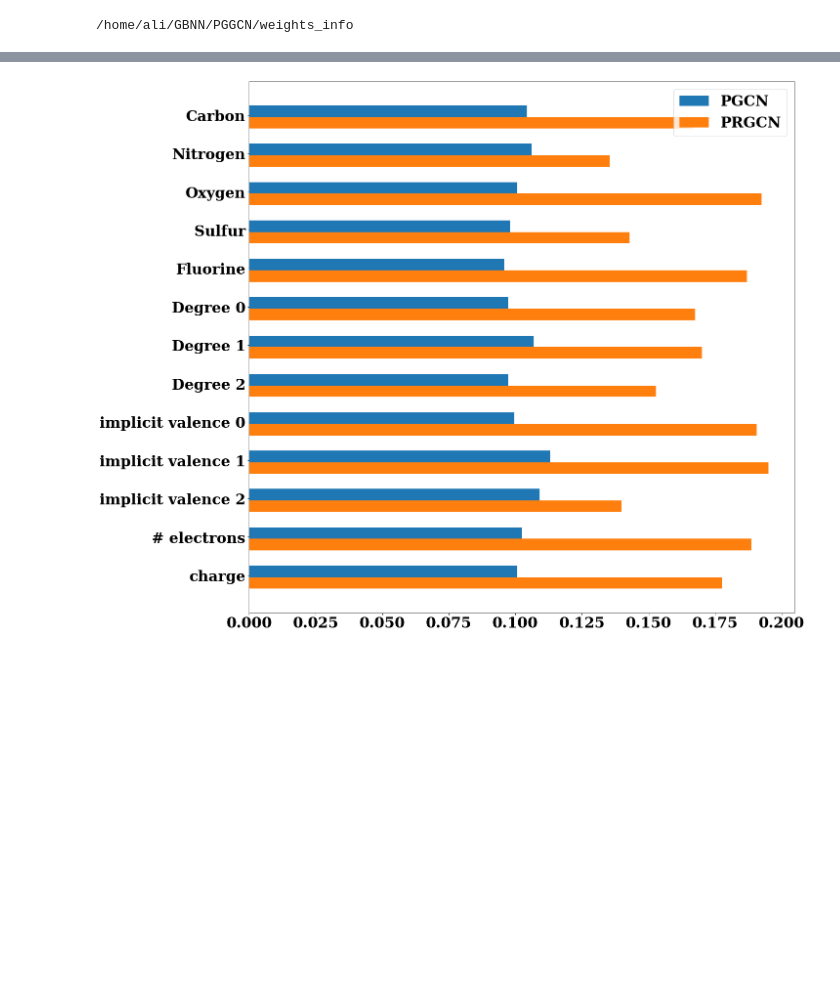
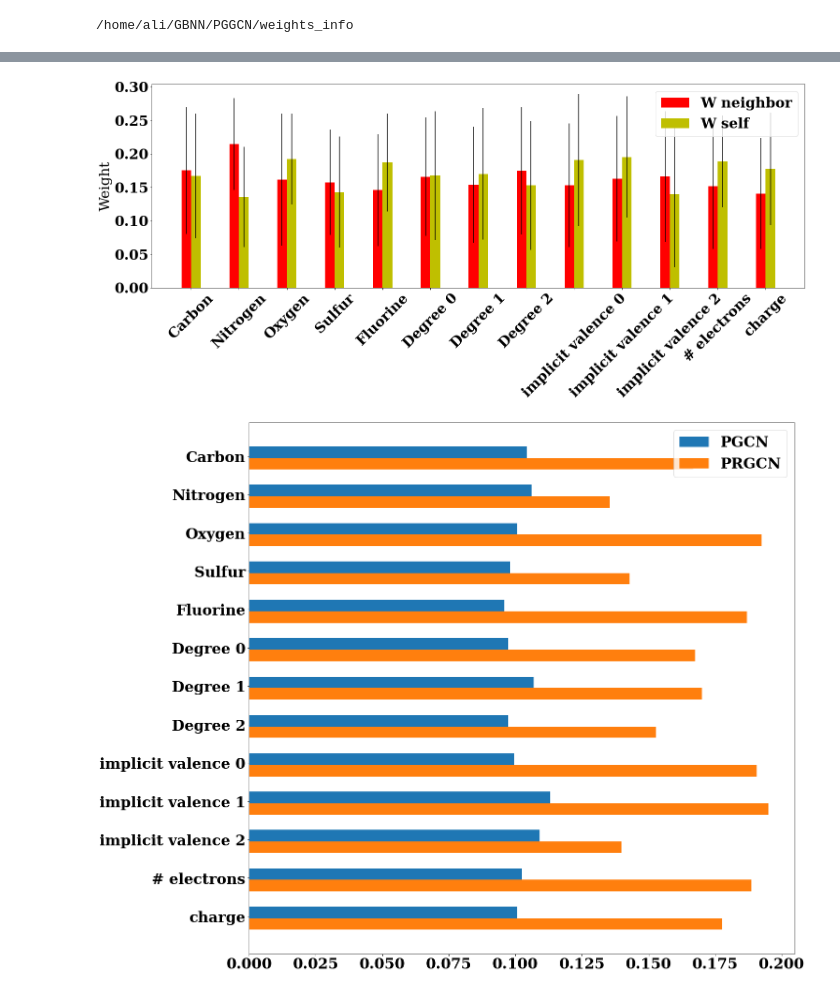
Before and after one commit to aicam/GBNN, a Jupyter notebook: Notebooks/Entropy/Weight Comparison.ipynb, the cells around one changed output, grey strips where cells are left out. Saved outputs shown, nothing was run; the diff lists cells and outputs as text; code cells hidden in the pictures; blank space fills up the shorter version.

```diff
--- a/Notebooks/Entropy/Weight Comparison.ipynb
+++ b/Notebooks/Entropy/Weight Comparison.ipynb
@@ -17,3 +23,5 @@ matplotlib.rc('font', **font)
 # %%
 PGCN_K0 = pickle.load(open('PGCN_PG_K0_W.pkl', 'rb'))
 PGNN_K0 = pickle.load(open('PGNN_PG_K0.pkl', 'rb'))
+
+PGCN_K0_n = pickle.load(open('PGCN_PG_K2_W_n.pkl', 'rb'))
@@ -25,14 +31,19 @@ pgcn_w_s_std = np.abs(PGCN_K0[0].numpy()).std(1)
 
 pgnn_w_s_mean = np.abs(PGNN_K0[0].numpy()).mean(1)
 pgnn_w_s_std = np.abs(PGNN_K0[0].numpy()).std(1)
+
+pgcn_w_n_mean = np.abs(PGCN_K0_n[0].numpy()).mean(1)
+pgcn_w_n_std = np.abs(PGCN_K0_n[0].numpy()).std(1)
 # %%
 # Carbon Nitrogen Oxygen Sulfur Fluorine degree 0 degree 1 degree 2 implicit valence 0 implicit valence 1 implicit valence 2 # electrons charge
 pgnn_indexes = [0, 1, 2, 3, 4, 45, 46, 47, 56, 57, 58, 62, 63]
 pgcn_indexes = [0, 1, 2, 3, 4, 6, 7, 8, 10, 11, 12, 18, 19]
 pgnn_w_s_selected_mean = np.abs(pgnn_w_s_mean[pgnn_indexes])
 pgcn_w_s_selected_mean = np.abs(pgcn_w_s_mean[pgcn_indexes])
+pgcn_w_n_selected_mean = np.abs(pgcn_w_n_mean[pgcn_indexes])
 pgnn_w_s_selected_std = np.abs(pgnn_w_s_std[pgnn_indexes])
 pgcn_w_s_selected_std = np.abs(pgcn_w_s_std[pgcn_indexes])
+pgcn_w_n_selected_std = np.abs(pgcn_w_n_std[pgcn_indexes])
 # %%
 features = ['Carbon', 'Nitrogen', 'Oxygen', 'Sulfur', 'Fluorine', 'Degree 0', 'Degree 1', 'Degree 2',
     'implicit valence 0', 'implicit valence 1', 'implicit valence 2', '# electrons', 'charge']
@@ -91,3 +125,55 @@ plt.show()
+# %%
+"""
+========
+Barchart
+========
+
+A bar plot with errorbars and height labels on individual bars
+"""
+import numpy as np
+import matplotlib.pyplot as plt
+font = {'family' : 'serif',
+        'weight' : 'bold',
+        'size'   : 30}
+
+matplotlib.rc('font', **font)
+N = 13
+
+
+ind = np.arange(N)  # the x locations for the groups
+width = 0.20       # the width of the bars
+
+fig, ax = plt.subplots(figsize =(25, 8))
+rects1 = ax.bar(ind, pgcn_w_n_selected_mean, width, color='r', yerr=pgcn_w_n_selected_std)
+
+
+rects2 = ax.bar(ind + width, pgcn_w_s_selected_mean, width, color='y', yerr=pgcn_w_s_selected_std)
+
+# add some text for labels, title and axes ticks
+
+ax.set_ylabel('Weight')
+ax.set_xticks(ind + width / 2)
+ax.set_xticklabels(features, rotation=45)
+
+ax.legend((rects1[0], rects2[0]), ('W neighbor', 'W self'))
+
+
+# def autolabel(rects):
+#     """
+#     Attach a text label above each bar displaying its height
+#     """
+#     for rect in rects:
+#         height = rect.get_height()
+#         ax.text(rect.get_x() + rect.get_width()/2, 1.05*height,
+#                 '%d' % int(height),
+#                 ha='center', va='bottom')
+
+# autolabel(rects1)
+# autolabel(rects2)
+plt.savefig('w_n.png')
+plt.show()
+# %% [output]
+[figure, added]
 # %%
 font = {'family' : 'serif',
         'weight' : 'bold',
```
Also changed, not shown: parts of 5 cells of this notebook, 14 other files.
